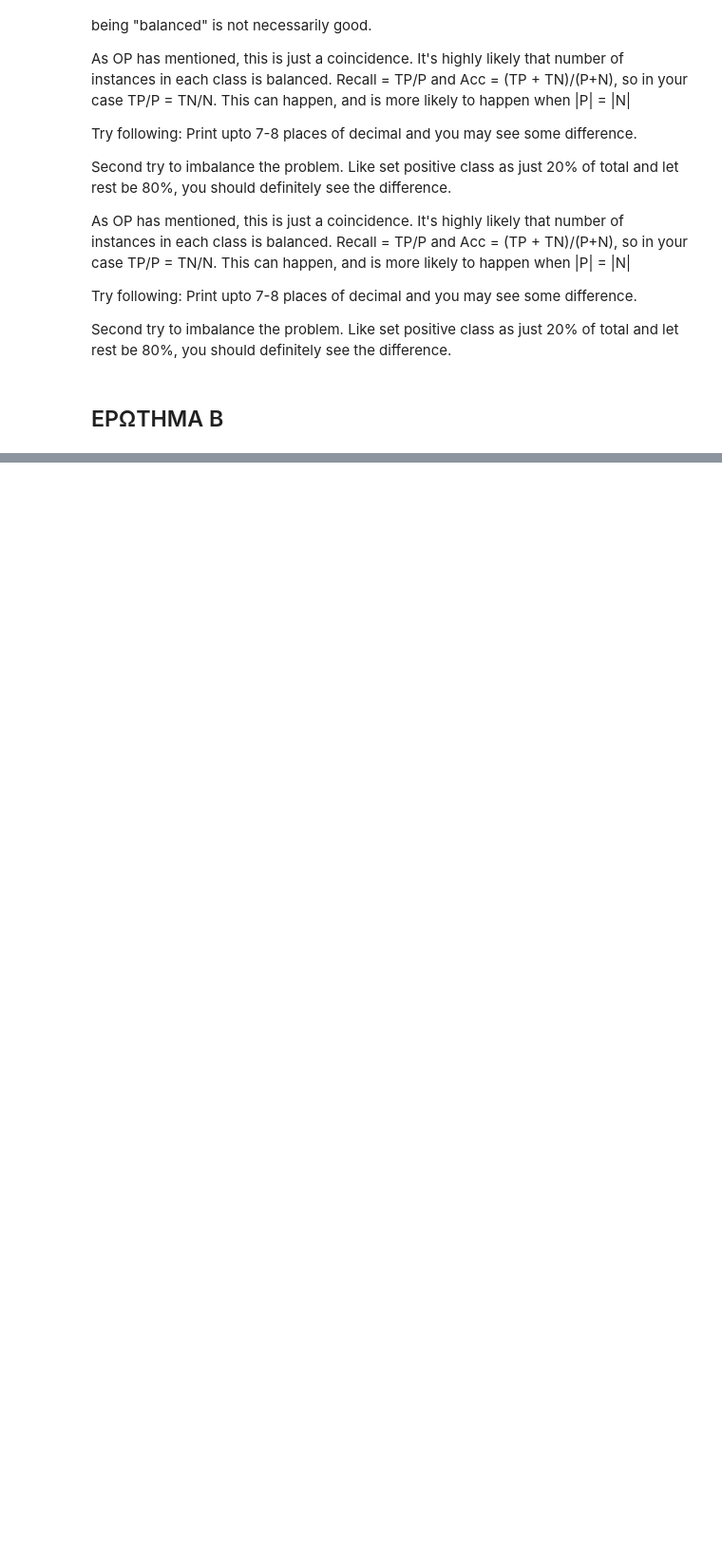
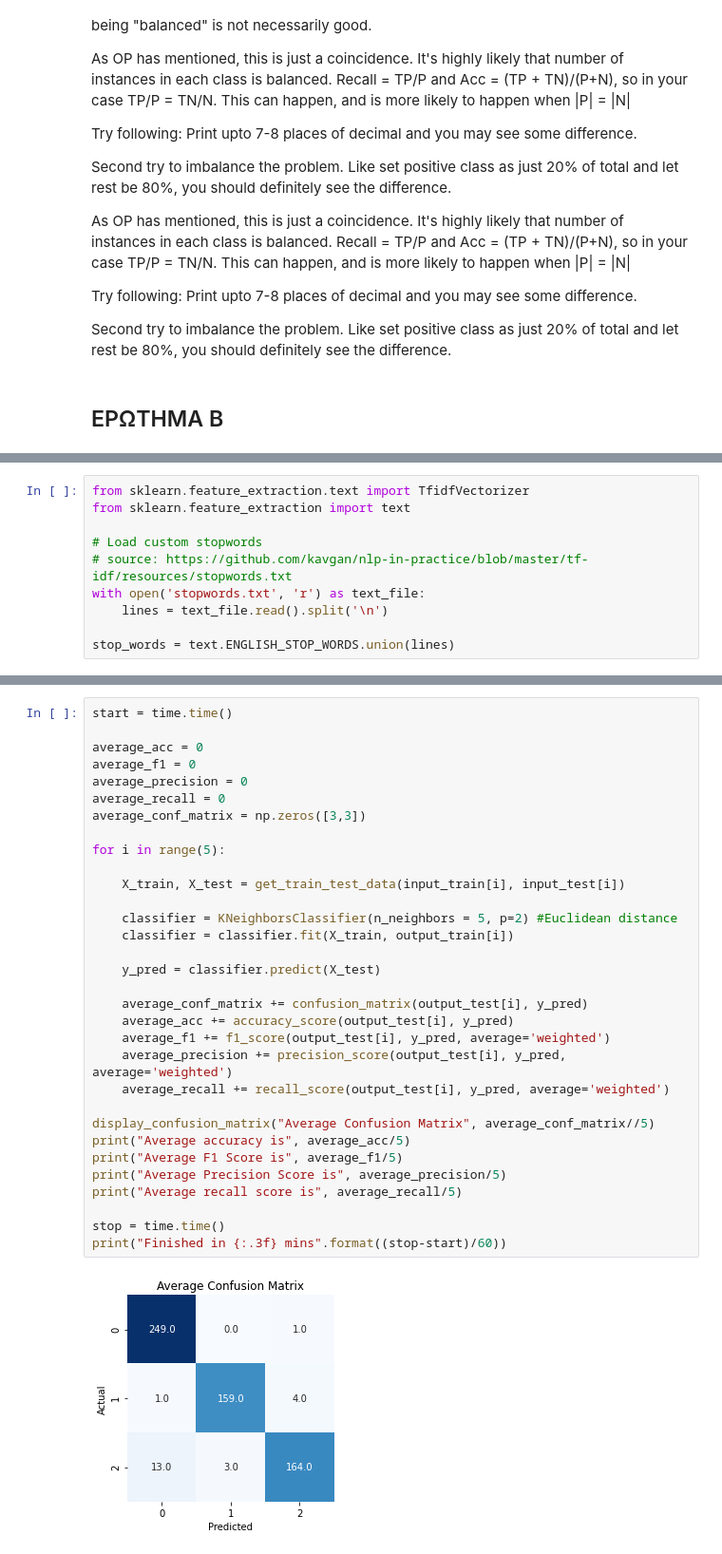
Before and after one commit to lkostakis/recomender-systems-algorithms, a Jupyter notebook: ask1.ipynb, the cells around one changed output, grey strips where cells are left out. Shown at 95% size. Saved outputs shown, nothing was run; the diff lists cells and outputs as text; blank space fills up the shorter version.

```diff
--- a/ask1.ipynb
+++ b/ask1.ipynb
@@ -454,0 +364,10 @@ for x in business_reviews[0]:
+# %%
+from sklearn.feature_extraction.text import TfidfVectorizer
+from sklearn.feature_extraction import text
+
+# Load custom stopwords
+# source: https://github.com/kavgan/nlp-in-practice/blob/master/tf-idf/resources/stopwords.txt
+with open('stopwords.txt', 'r') as text_file:
+    lines = text_file.read().split('\n')
+
+stop_words = text.ENGLISH_STOP_WORDS.union(lines)
@@ -454,0 +415,34 @@ for x in business_reviews[0]:
+# %%
+start = time.time()
+
+average_acc = 0
+average_f1 = 0
+average_precision = 0
+average_recall = 0
+average_conf_matrix = np.zeros([3,3])
+
+for i in range(5):
+
+    X_train, X_test = get_train_test_data(input_train[i], input_test[i])
+
+    classifier = KNeighborsClassifier(n_neighbors = 5, p=2) #Euclidean distance
+    classifier = classifier.fit(X_train, output_train[i])
+
+    y_pred = classifier.predict(X_test)
+
+    average_conf_matrix += confusion_matrix(output_test[i], y_pred)
+    average_acc += accuracy_score(output_test[i], y_pred)
+    average_f1 += f1_score(output_test[i], y_pred, average='weighted')
+    average_precision += precision_score(output_test[i], y_pred, average='weighted')
+    average_recall += recall_score(output_test[i], y_pred, average='weighted')
+
+display_confusion_matrix("Average Confusion Matrix", average_conf_matrix//5)
+print("Average accuracy is", average_acc/5)
+print("Average F1 Score is", average_f1/5)
+print("Average Precision Score is", average_precision/5)
+print("Average recall score is", average_recall/5)
+
+stop = time.time()
+print("Finished in {:.3f} mins".format((stop-start)/60))
+# %% [output]
+[figure, added]
```
Also changed, not shown: parts of 18 cells of this notebook.
